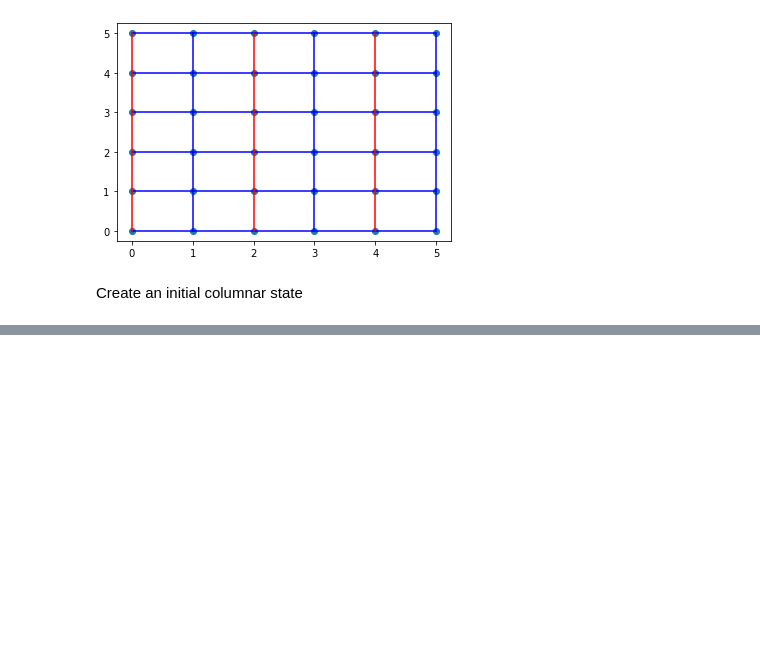
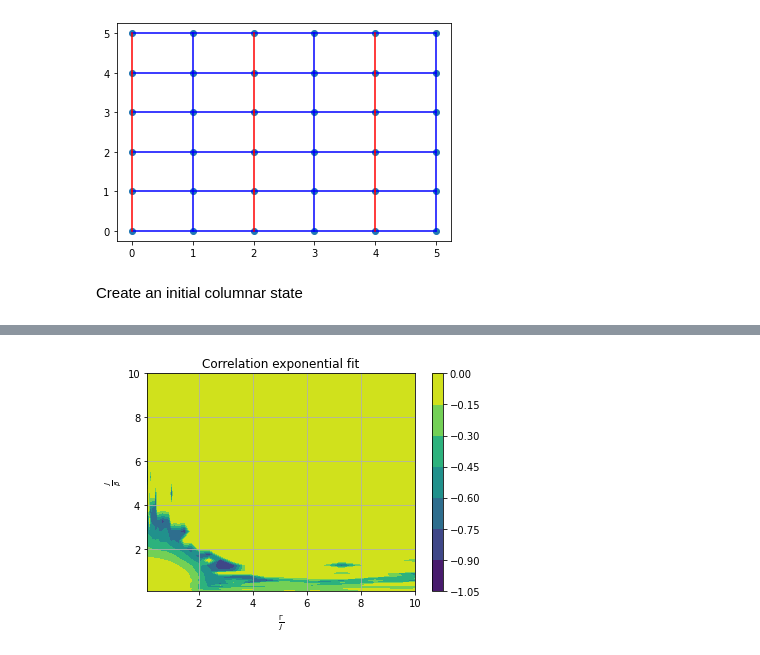
Before and after one commit to Renmusxd/DWave48, a Jupyter notebook: jupyter_notebook/Melting.ipynb, the cells around one changed output, grey strips where cells are left out. Cells and saved outputs as stored; diff of their text form; code cells hidden in the pictures; blank space fills up the shorter version.

```diff
--- a/jupyter_notebook/Melting.ipynb
+++ b/jupyter_notebook/Melting.ipynb
@@ -145,0 +198,10 @@ pyplot.show()
+# %%
+pyplot.contourf(HS, 1/BETAS, correlations_linearization)
+pyplot.xlabel(r'$\frac{\Gamma}{J}$')
+pyplot.ylabel(r'$\frac{J}{\beta}$')
+pyplot.title(r'Correlation exponential fit')
+pyplot.colorbar()
+pyplot.grid()
+pyplot.show()
+# %% [output]
+[figure, added]
```
Also changed, not shown: parts of 32 cells of this notebook, 3 other files.
